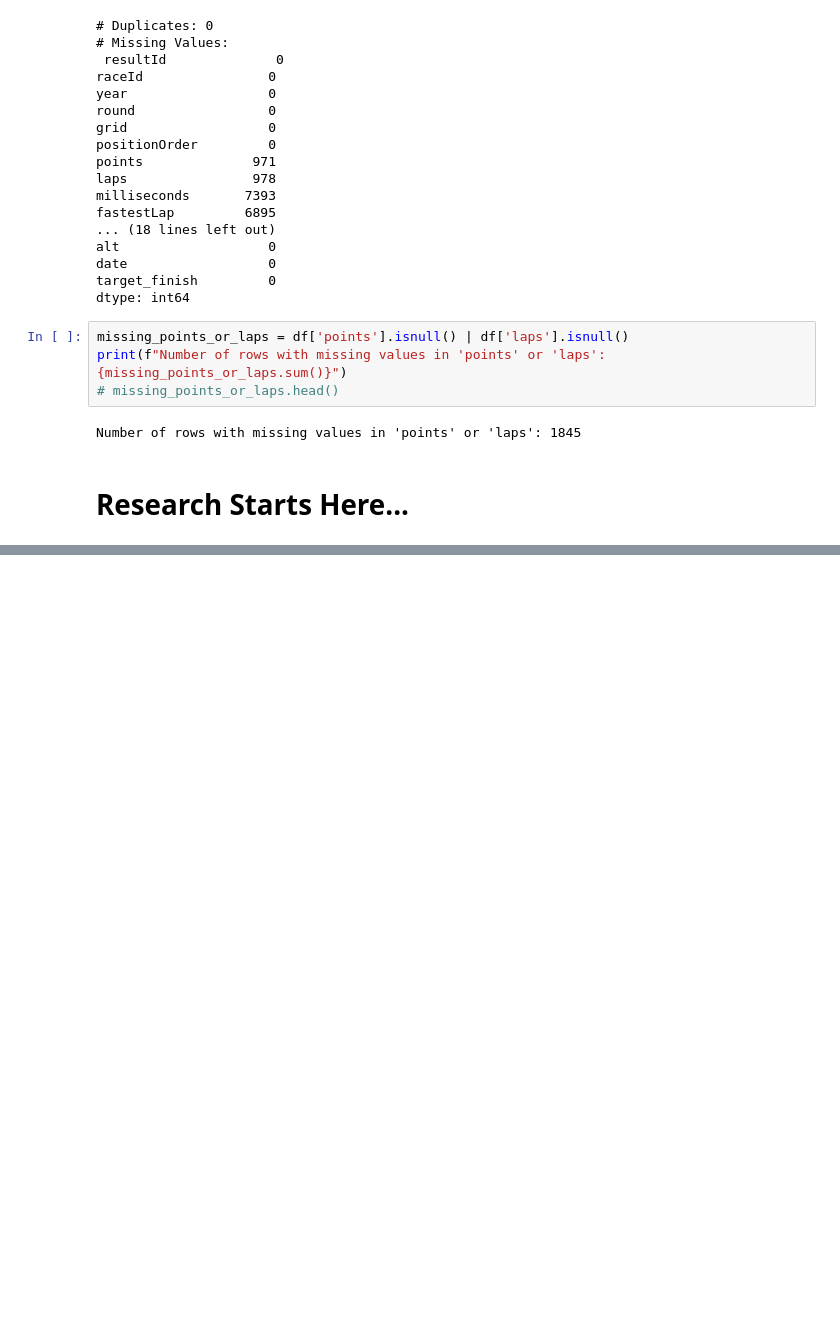
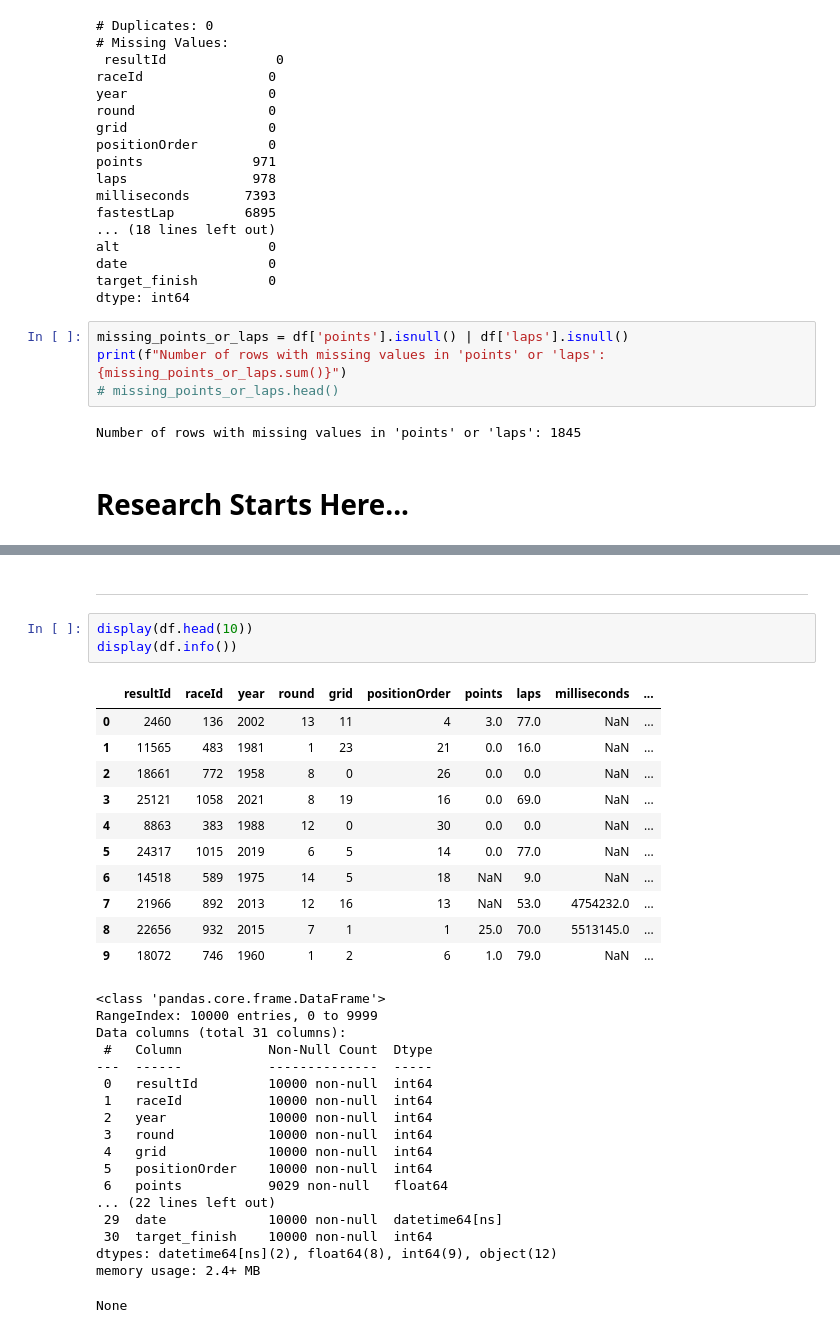
Before and after one commit to aBDULQADARmANASAWALA/GDG-Interview-Tasks, a Jupyter notebook: GDG_Task_2.ipynb, the cells around one changed output, grey strips where cells are left out. Drawn from its saved outputs; the diff is of its cells as text; blank space fills up the shorter version.

```diff
--- a/GDG_Task_2.ipynb
+++ b/GDG_Task_2.ipynb
@@ -295,0 +333,35 @@ fig.show()
+# %% [markdown]
+<hr size=20 color='grey'>
+# %%
+display(df.head(10))
+display(df.info())
+# %% [output]
+|  | resultId | raceId | year | round | grid | positionOrder | points | laps | milliseconds | ... |
+| 0 | 2460 | 136 | 2002 | 13 | 11 | 4 | 3.0 | 77.0 | NaN | ... |
+| 1 | 11565 | 483 | 1981 | 1 | 23 | 21 | 0.0 | 16.0 | NaN | ... |
+| 2 | 18661 | 772 | 1958 | 8 | 0 | 26 | 0.0 | 0.0 | NaN | ... |
+| 3 | 25121 | 1058 | 2021 | 8 | 19 | 16 | 0.0 | 69.0 | NaN | ... |
+| 4 | 8863 | 383 | 1988 | 12 | 0 | 30 | 0.0 | 0.0 | NaN | ... |
+| 5 | 24317 | 1015 | 2019 | 6 | 5 | 14 | 0.0 | 77.0 | NaN | ... |
+| 6 | 14518 | 589 | 1975 | 14 | 5 | 18 | NaN | 9.0 | NaN | ... |
+| 7 | 21966 | 892 | 2013 | 12 | 16 | 13 | NaN | 53.0 | 4754232.0 | ... |
+| 8 | 22656 | 932 | 2015 | 7 | 1 | 1 | 25.0 | 70.0 | 5513145.0 | ... |
+| 9 | 18072 | 746 | 1960 | 1 | 2 | 6 | 1.0 | 79.0 | NaN | ... |
+<class 'pandas.core.frame.DataFrame'>
+RangeIndex: 10000 entries, 0 to 9999
+Data columns (total 31 columns):
+ #   Column           Non-Null Count  Dtype
+---  ------           --------------  -----
+ 0   resultId         10000 non-null  int64
+ 1   raceId           10000 non-null  int64
+ 2   year             10000 non-null  int64
+ 3   round            10000 non-null  int64
+ 4   grid             10000 non-null  int64
+ 5   positionOrder    10000 non-null  int64
+ 6   points           9029 non-null   float64
+... (22 lines left out)
+ 29  date             10000 non-null  datetime64[ns]
+ 30  target_finish    10000 non-null  int64
+dtypes: datetime64[ns](2), float64(8), int64(9), object(12)
+memory usage: 2.4+ MB
+None
```
Also changed, not shown: parts of 15 cells of this notebook.
